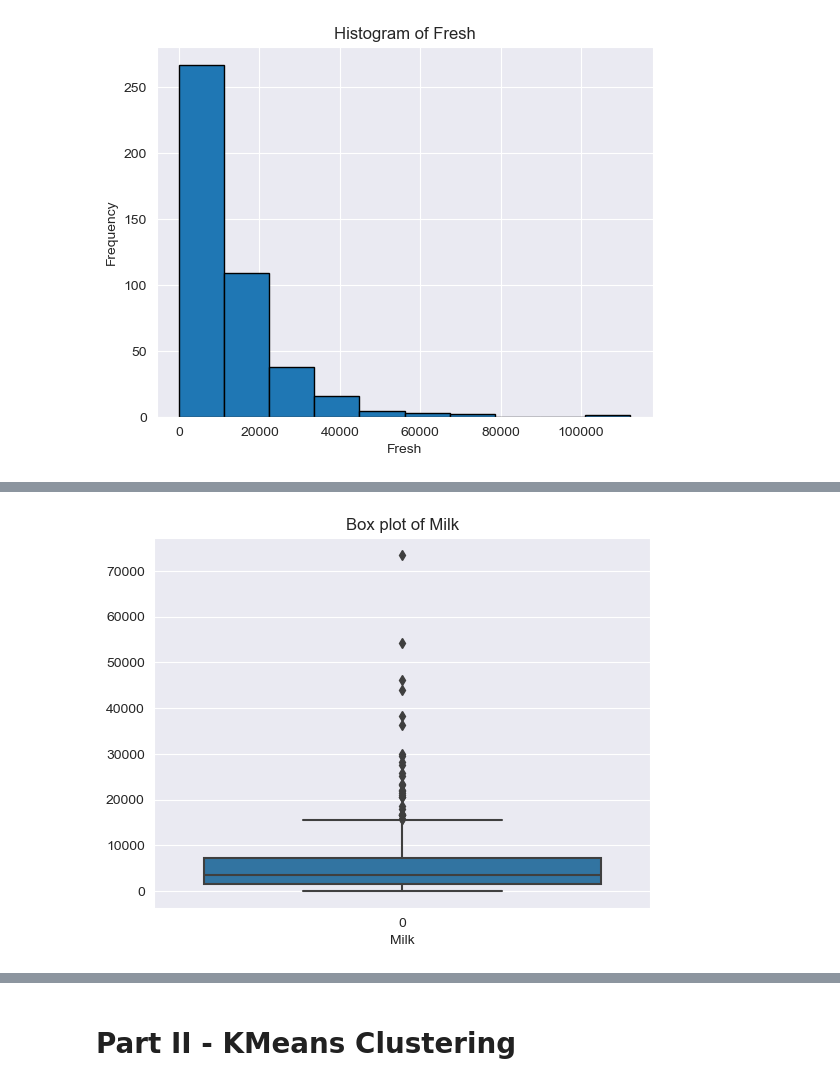
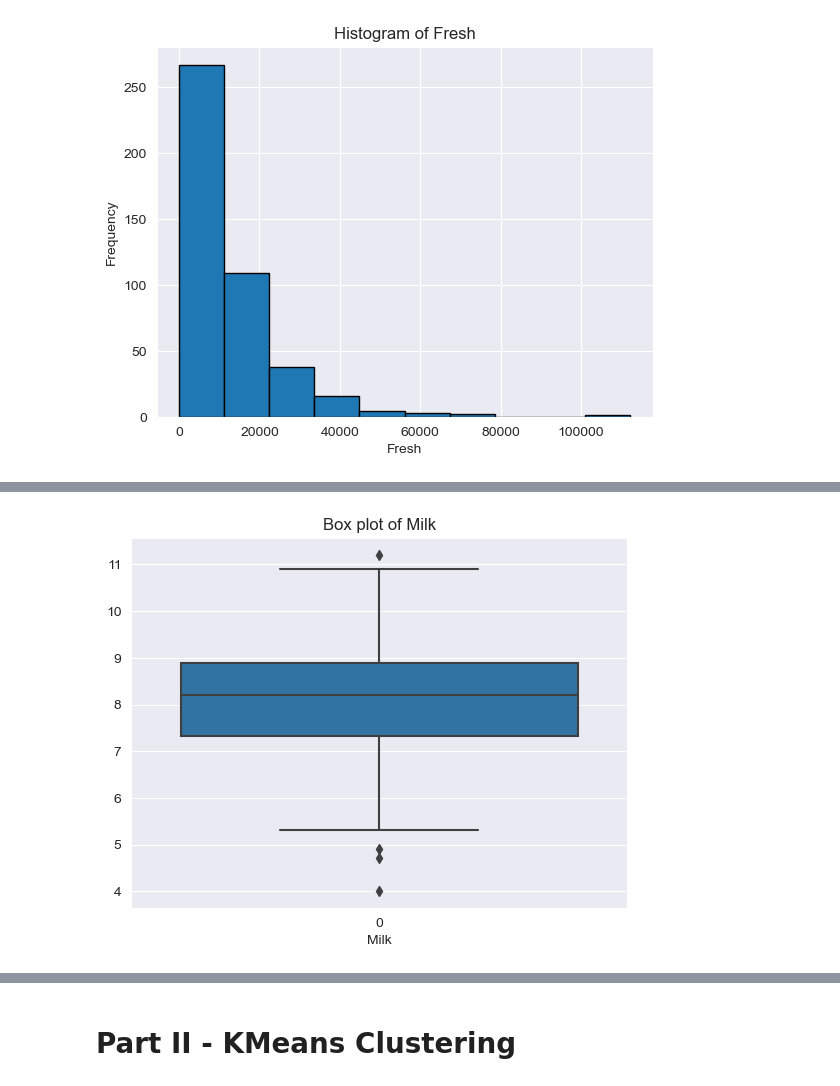
Before and after one commit to imarri01/ML-Unsupervised-Learning, a Jupyter notebook: Unsupervised Learning - Project.ipynb, the cells around one changed output, grey strips where cells are left out. Drawn from its saved outputs; the diff is of its cells as text; code cells hidden in the pictures.

```diff
--- a/Unsupervised Learning - Project.ipynb
+++ b/Unsupervised Learning - Project.ipynb
@@ -57,8 +64,6 @@ Frozen              0
 Detergents_Paper    0
 Delicassen          0
 dtype: int64
-# %%
-df = df.dropna(axis=0, how='any')
 # %%
 df.describe()
 # %% [output]
@@ -82,0 +105,5 @@ plt.show()
+# %%
+df_log = np.log(df[['Milk', 'Delicassen', 'Frozen', 'Fresh', 'Grocery','Detergents_Paper']])
+#merge the above datafram with the first two columns from df
+df_log_data = pd.concat([df_log, df[['Channel', 'Region']]], axis=1)
+df_log_data
@@ -83,11 +131,11 @@ plt.show()
 # %%
 # Box plot
 
-sns.boxplot(df['Milk'])
+sns.boxplot(df_log_data['Milk'])
 plt.xlabel('Milk')
 plt.title('Box plot of Milk')
 plt.show()
 # %% [output]
-[figure, old version]
+[figure, new version]
 # %%
 # Scatter Plot
```
Also changed, not shown: parts of 42 cells of this notebook.
